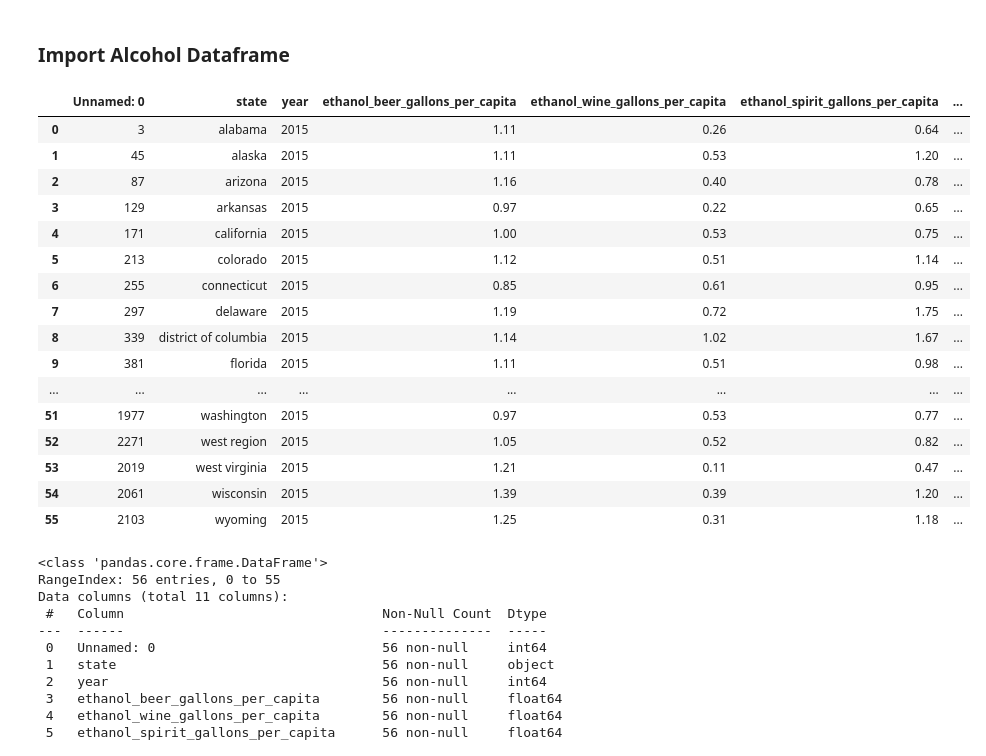
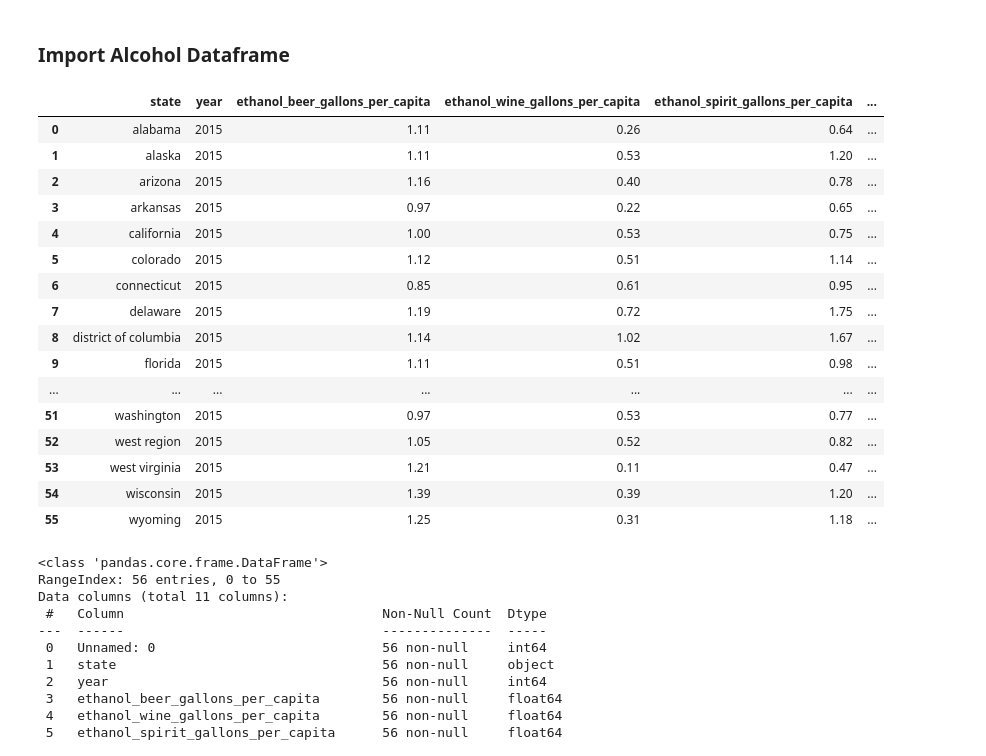
Before and after one commit to MatthewNewell006/alcohol_consumption, a Jupyter notebook: jupyter/Hypothesis_Testing.ipynb, the cells around one changed output. Saved outputs shown, nothing was run; the diff lists cells and outputs as text; code cells hidden in the pictures.

```diff
--- a/jupyter/Hypothesis_Testing.ipynb
+++ b/jupyter/Hypothesis_Testing.ipynb
@@ -11,26 +11,26 @@ import matplotlib.colors as mcolors
 # %%
 ac_df = pd.read_csv('../data/modified/2015_states_sorted.csv')
 # %%
-# ac_df = ac_df.drop(columns=['Unnamed: 0'])
+ac_df = ac_df.drop(columns=['Unnamed: 0'])
 ac_df
 # %% [output]
-|  | Unnamed: 0 | state | year | ethanol_beer_gallons_per_capita | ethanol_wine_gallons_per_capita | ethanol_spirit_gallons_per_capita | ... |
-| 0 | 3 | alabama | 2015 | 1.11 | 0.26 | 0.64 | ... |
-| 1 | 45 | alaska | 2015 | 1.11 | 0.53 | 1.20 | ... |
-| 2 | 87 | arizona | 2015 | 1.16 | 0.40 | 0.78 | ... |
-| 3 | 129 | arkansas | 2015 | 0.97 | 0.22 | 0.65 | ... |
-| 4 | 171 | california | 2015 | 1.00 | 0.53 | 0.75 | ... |
-| 5 | 213 | colorado | 2015 | 1.12 | 0.51 | 1.14 | ... |
-| 6 | 255 | connecticut | 2015 | 0.85 | 0.61 | 0.95 | ... |
-| 7 | 297 | delaware | 2015 | 1.19 | 0.72 | 1.75 | ... |
-| 8 | 339 | district of columbia | 2015 | 1.14 | 1.02 | 1.67 | ... |
-| 9 | 381 | florida | 2015 | 1.11 | 0.51 | 0.98 | ... |
-| ... | ... | ... | ... | ... | ... | ... | ... |
-| 51 | 1977 | washington | 2015 | 0.97 | 0.53 | 0.77 | ... |
-| 52 | 2271 | west region | 2015 | 1.05 | 0.52 | 0.82 | ... |
-| 53 | 2019 | west virginia | 2015 | 1.21 | 0.11 | 0.47 | ... |
-| 54 | 2061 | wisconsin | 2015 | 1.39 | 0.39 | 1.20 | ... |
-| 55 | 2103 | wyoming | 2015 | 1.25 | 0.31 | 1.18 | ... |
+|  | state | year | ethanol_beer_gallons_per_capita | ethanol_wine_gallons_per_capita | ethanol_spirit_gallons_per_capita | ... |
+| 0 | alabama | 2015 | 1.11 | 0.26 | 0.64 | ... |
+| 1 | alaska | 2015 | 1.11 | 0.53 | 1.20 | ... |
+| 2 | arizona | 2015 | 1.16 | 0.40 | 0.78 | ... |
+| 3 | arkansas | 2015 | 0.97 | 0.22 | 0.65 | ... |
+| 4 | california | 2015 | 1.00 | 0.53 | 0.75 | ... |
+| 5 | colorado | 2015 | 1.12 | 0.51 | 1.14 | ... |
+| 6 | connecticut | 2015 | 0.85 | 0.61 | 0.95 | ... |
+| 7 | delaware | 2015 | 1.19 | 0.72 | 1.75 | ... |
+| 8 | district of columbia | 2015 | 1.14 | 1.02 | 1.67 | ... |
+| 9 | florida | 2015 | 1.11 | 0.51 | 0.98 | ... |
+| ... | ... | ... | ... | ... | ... | ... |
+| 51 | washington | 2015 | 0.97 | 0.53 | 0.77 | ... |
+| 52 | west region | 2015 | 1.05 | 0.52 | 0.82 | ... |
+| 53 | west virginia | 2015 | 1.21 | 0.11 | 0.47 | ... |
+| 54 | wisconsin | 2015 | 1.39 | 0.39 | 1.20 | ... |
+| 55 | wyoming | 2015 | 1.25 | 0.31 | 1.18 | ... |
 # %%
 ac_df.info()
 ac_df = np.round(ac_df, decimals = 2)
```
